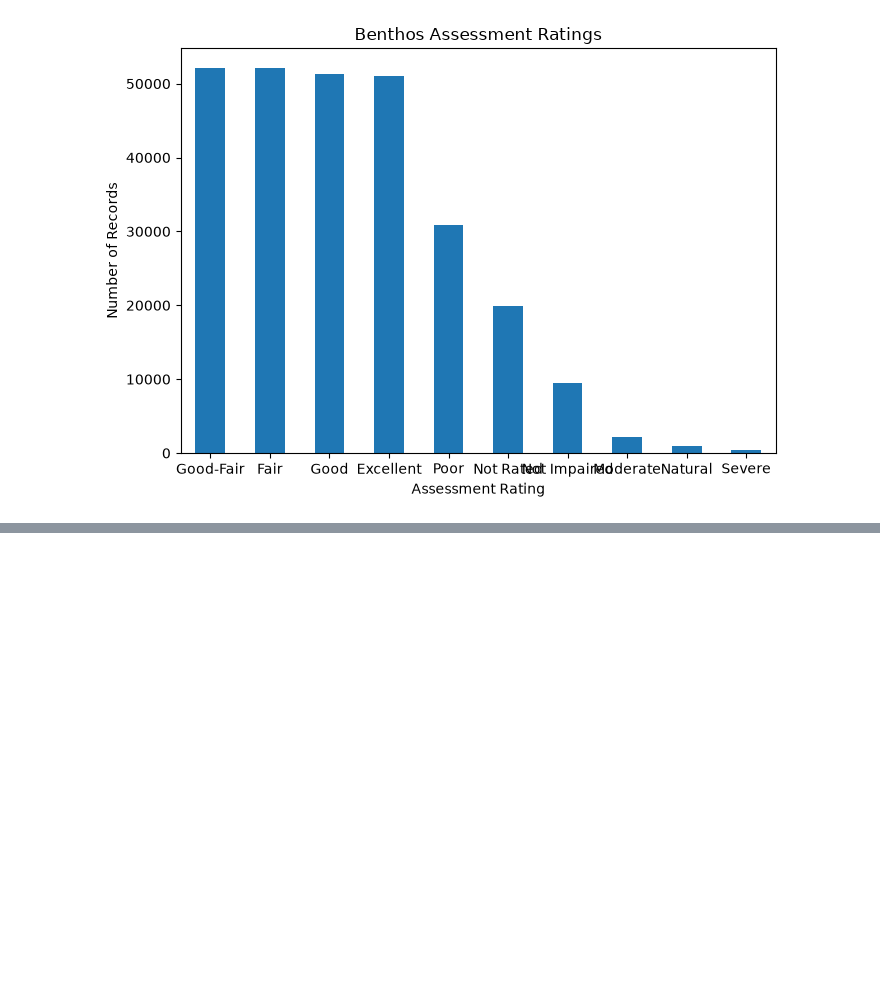
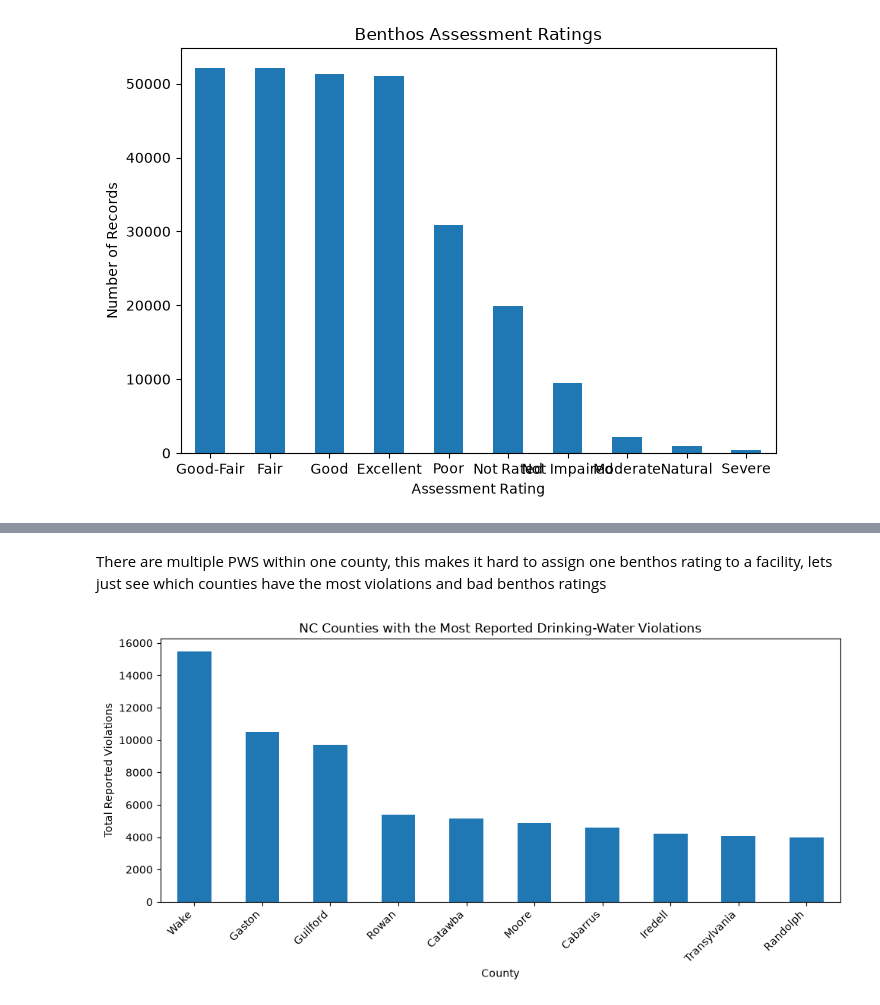
Before and after one commit to ejamie15/geog592-ejamie, a Jupyter notebook: homework/week07/data/homework.ipynb, the cells around one changed output, grey strips where cells are left out. Cells and saved outputs as stored; diff of their text form; code cells hidden in the pictures; blank space fills up the shorter version.

```diff
--- a/homework/week07/data/homework.ipynb
+++ b/homework/week07/data/homework.ipynb
@@ -273,0 +329,28 @@ Looks like theres not much of relationship between latest benthos rating and num
+# %% [markdown]
+There are multiple PWS within one county, this makes it hard to assign one benthos rating to a facility, lets just see which counties have the most violations and bad benthos ratings
+# %%
+# Convert violations to numeric
+water_report["# of Violations"] = pd.to_numeric(
+    water_report["# of Violations"],
+    errors="coerce"
+)
+
+# Sum violations by county
+county_violations = (
+    water_report
+    .groupby("Counties Served")["# of Violations"]
+    .sum()
+    .sort_values(ascending=False)
+    .head(10)
+)
+
+county_violations.plot(kind="bar", figsize=(10, 5))
+
+plt.title("NC Counties with the Most Reported Drinking-Water Violations")
+plt.xlabel("County")
+plt.ylabel("Total Reported Violations")
+plt.xticks(rotation=45, ha="right")
+plt.tight_layout()
+plt.show()
+# %% [output]
+[figure, added]
```
Also changed, not shown: parts of 11 cells of this notebook, 2 other files.
